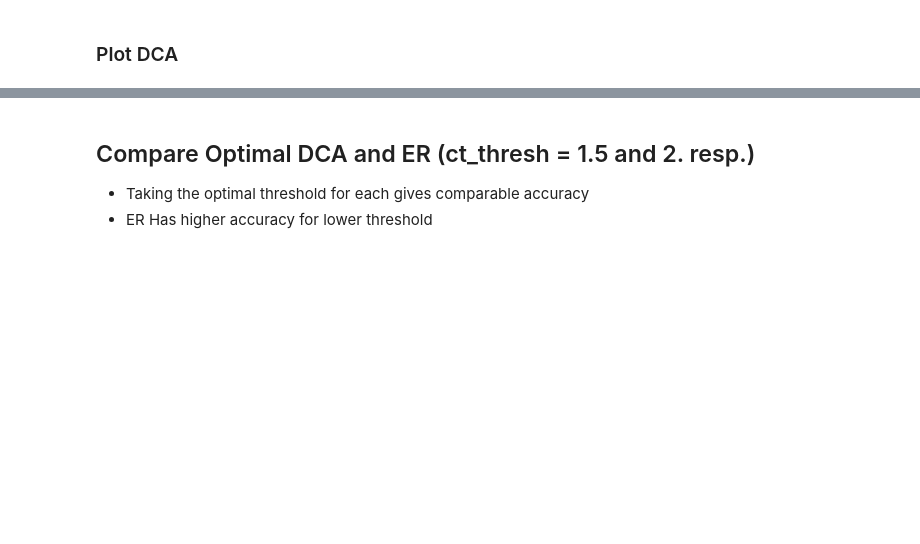
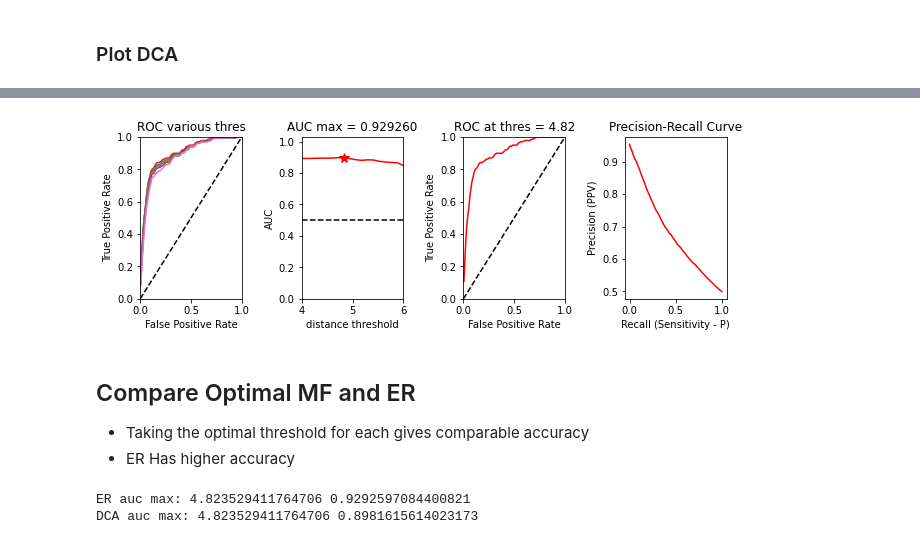
Before and after one commit to evancresswell/DCA_ER, a Jupyter notebook: ecc_DCA_ER.ipynb, the cells around one changed output, grey strips where cells are left out. Drawn from its saved outputs; the diff is of its cells as text; code cells hidden in the pictures; blank space fills up the shorter version.

```diff
--- a/ecc_DCA_ER.ipynb
+++ b/ecc_DCA_ER.ipynb
@@ -418,68 +416,60 @@ DCA_di = direct_info_dca(s0)
 # %% [markdown]
 ### Plot DCA
 # %%
-# find optimal threshold of distance
-ct_thres = np.linspace(1.5,10.,18,endpoint=True)
-n = ct_thres.shape[0]
+from inference_dca import direct_info_dca
+MF_di = direct_info_dca(s0)
 
-auc = np.zeros(n)
-for i in range(n):
-    p,tp,fp = tools.roc_curve(ct,DCA_di,ct_thres[i])
-    auc[i] = tp.sum()/tp.shape[0]
-
-#np.savetxt('auc.dat',(ct_thres,auc),fmt='%f')
-
-#>
-# plot at optimal threshold:
-i0 = np.argmax(auc)
-print('auc max:',ct_thres[i0],auc[i0])
-p0,tp0,fp0 = tools.roc_curve(ct,DCA_di,ct_thres[i0])
-
-iplot = [1,3,5,7,9,11,13]
 plt.figure(figsize=(9.0,3.2))
 
 plt.subplot2grid((1,4),(0,0))
 plt.title('ROC various thres')
 plt.plot([0,1],[0,1],'k--')
-for i in iplot:
+
+# find optimal threshold of distance
+auc_MF = np.zeros(n)
+
+for i in range(n):
     try:
-        p,tp,fp = roc_curve(ct, DCA_di, ct_thres[i])
-        auc[i] = tp.sum()/tp.shape[0]
+        p,tp,fp = roc_curve(ct_mat, MF_di, ct_thres[i])
+        if i in iplot:
+            plt.plot(fp,tp,label='thres = %3.2f'%ct_thres[i])
+        auc_MF[i] = tp.sum()/tp.shape[0]
     except(RuntimeWarning):
-        auc[i] = 0
+        auc_MF[i] = 0
 plt.xlim([0,1])
 plt.ylim([0,1])
 plt.xlabel('False Positive Rate')
 plt.ylabel('True Positive Rate')
-plt.legend()
+
+i0_MF = np.argmax(auc_MF)
+print('auc max:',ct_thres[i0_MF],auc_MF[i0])
+p0_MF,tp0_MF,fp0_MF = tools.roc_curve(ct,MF_di,ct_thres[i0_MF])
+
 
 plt.subplot2grid((1,4),(0,1))
-plt.title('ROC at thres = %3.2f'%(ct_thres[i0]))
-plt.plot(fp0,tp0,'r-')
+plt.title('AUC max = %f' %(auc[i0_MF]))
+plt.plot([ct_thres.min(),ct_thres.max()],[0.5,0.5],'k--')
+plt.plot(ct_thres,auc_MF,'r-')
+plt.plot(ct_thres[i0_MF],auc_MF[i0_MF], 'r*', markersize=10.)
+plt.xlim([ct_thres.min(),ct_thres.max()])
+plt.ylim([0,auc.max()+0.1])
+plt.xlabel('distance threshold')
+plt.ylabel('AUC')
+
+plt.subplot2grid((1,4),(0,2))
+plt.title('ROC at thres = %3.2f'%(ct_thres[i0_MF]))
+plt.plot(fp0_MF,tp0_MF,'r-')
 plt.plot([0,1],[0,1],'k--')
 plt.xlim([0,1])
 plt.ylim([0,1])
 plt.xlabel('False Positive Rate')
 plt.ylabel('True Positive Rate')
 
-plt.subplot2grid((1,4),(0,2))
-plt.title('AUC max = %f' %(auc[i0]))
-plt.plot([ct_thres.min(),ct_thres.max()],[0.5,0.5],'k--')
-plt.plot(ct_thres,auc,'r-')
-plt.xlim([ct_thres.min(),ct_thres.max()])
-plt.ylim([0,auc.max()+0.1])
-plt.xlabel('distance threshold')
-plt.ylabel('AUC')
-
 plt.subplot2grid((1,4),(0,3))
 plt.title('Precision-Recall Curve')
-for i in iplot:
-    p,tp,fp = tools.roc_curve(ct,di,ct_thres[i])
-    plt.plot( p,tp / (tp + fp),label='thres = %s'%ct_thres[i])
+plt.plot(p0_MF, tp0_MF / (tp0_MF + fp0_MF), 'r-', label='thres = %s'%ct_thres[i0_MF])
 plt.xlabel('Recall (Sensitivity - P)')
 plt.ylabel('Precision (PPV)')
 
 plt.tight_layout(h_pad=1, w_pad=1.5)
-
-# tools.hide_toggle()
 # %% [output]
@@ -487,4 +477,5 @@ RuntimeWarning: Mean of empty slice.
+[figure, added]
 # %% [markdown]
-## Compare Optimal DCA and ER (ct_thresh = 1.5 and 2. resp.)
+## Compare Optimal MF and ER
 * Taking the optimal threshold for each gives comparable accuracy
-* ER Has higher accuracy for lower threshold
+* ER Has higher accuracy
@@ -514,3 +482,9 @@ p0_ER,tp0_ER,fp0_ER = tools.roc_curve(ct,ER_di,ct_thres[i0_ER])
+# %%
+print('ER auc max:',ct_thres[i0_ER],auc_ER[i0_ER])
+print('DCA auc max:',ct_thres[i0_MF],auc_MF[i0_MF])
+# %% [output]
+ER auc max: 4.823529411764706 0.9292597084400821
+DCA auc max: 4.823529411764706 0.8981615614023173
 # %%
 # Plot ROC for optimal DCA vs optimal ER
 plt.subplot2grid((1,3),(0,0))
```
Also changed, not shown: parts of 11 cells of this notebook, 2 other files.
